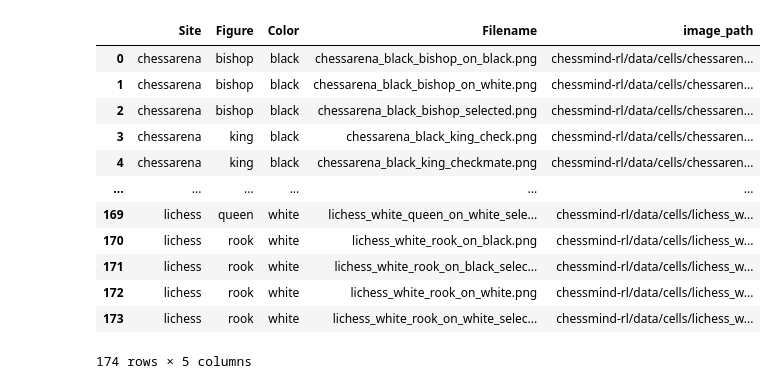
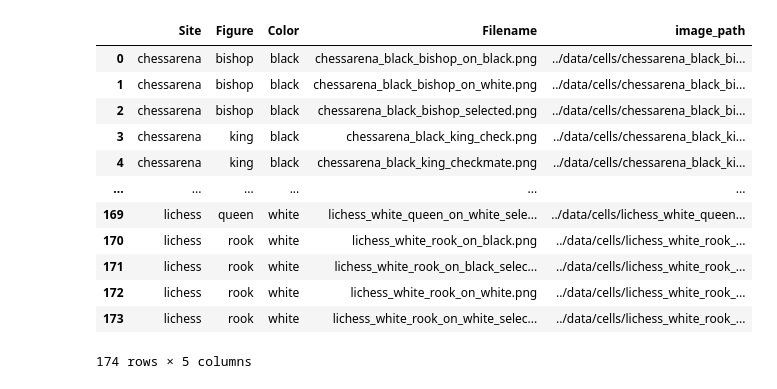
Before and after one commit to Zaurall/chessmind-rl, a Jupyter notebook: notebooks/piece_rec.ipynb, the cells around one changed output. Saved outputs shown, nothing was run; the diff lists cells and outputs as text; code cells hidden in the pictures.

```diff
--- a/notebooks/piece_rec.ipynb
+++ b/notebooks/piece_rec.ipynb
@@ -1,35 +1,35 @@
 # %%
 import tensorflow as tf
 import pandas as pd
 import os
 from sklearn.model_selection import train_test_split
 
 image_size = (224, 224)
 batch_size = 32
 
-csv_file = "chessmind-rl/data/cells/dataset.csv"
-image_dir = "chessmind-rl/data/cells/"
+csv_file = "../data/cells/dataset.csv"
+image_dir = "../data/cells/"
 
 df = pd.read_csv(csv_file)
 
 df['image_path'] = df['Filename'].apply(lambda x: os.path.join(image_dir, x))
 
 train_df, test_df = train_test_split(df, test_size=0.2, random_state=42)
 
 df
 # %% [output]
 |  | Site | Figure | Color | Filename | image_path |
-| 0 | chessarena | bishop | black | chessarena_black_bishop_on_black.png | chessmind-rl/data/cells/chessaren... |
-| 1 | chessarena | bishop | black | chessarena_black_bishop_on_white.png | chessmind-rl/data/cells/chessaren... |
-| 2 | chessarena | bishop | black | chessarena_black_bishop_selected.png | chessmind-rl/data/cells/chessaren... |
-| 3 | chessarena | king | black | chessarena_black_king_check.png | chessmind-rl/data/cells/chessaren... |
-| 4 | chessarena | king | black | chessarena_black_king_checkmate.png | chessmind-rl/data/cells/chessaren... |
+| 0 | chessarena | bishop | black | chessarena_black_bishop_on_black.png | ../data/cells/chessarena_black_bi... |
+| 1 | chessarena | bishop | black | chessarena_black_bishop_on_white.png | ../data/cells/chessarena_black_bi... |
+| 2 | chessarena | bishop | black | chessarena_black_bishop_selected.png | ../data/cells/chessarena_black_bi... |
+| 3 | chessarena | king | black | chessarena_black_king_check.png | ../data/cells/chessarena_black_ki... |
+| 4 | chessarena | king | black | chessarena_black_king_checkmate.png | ../data/cells/chessarena_black_ki... |
 | ... | ... | ... | ... | ... | ... |
-| 169 | lichess | queen | white | lichess_white_queen_on_white_sele... | chessmind-rl/data/cells/lichess_w... |
-| 170 | lichess | rook | white | lichess_white_rook_on_black.png | chessmind-rl/data/cells/lichess_w... |
-| 171 | lichess | rook | white | lichess_white_rook_on_black_selec... | chessmind-rl/data/cells/lichess_w... |
-| 172 | lichess | rook | white | lichess_white_rook_on_white.png | chessmind-rl/data/cells/lichess_w... |
-| 173 | lichess | rook | white | lichess_white_rook_on_white_selec... | chessmind-rl/data/cells/lichess_w... |
+| 169 | lichess | queen | white | lichess_white_queen_on_white_sele... | ../data/cells/lichess_white_queen... |
+| 170 | lichess | rook | white | lichess_white_rook_on_black.png | ../data/cells/lichess_white_rook_... |
+| 171 | lichess | rook | white | lichess_white_rook_on_black_selec... | ../data/cells/lichess_white_rook_... |
+| 172 | lichess | rook | white | lichess_white_rook_on_white.png | ../data/cells/lichess_white_rook_... |
+| 173 | lichess | rook | white | lichess_white_rook_on_white_selec... | ../data/cells/lichess_white_rook_... |
 174 rows × 5 columns
 # %%
 def preprocess_image(file_path, label_figure, label_color):
```
Also changed, not shown: parts of 5 cells of this notebook, 1 other file.
